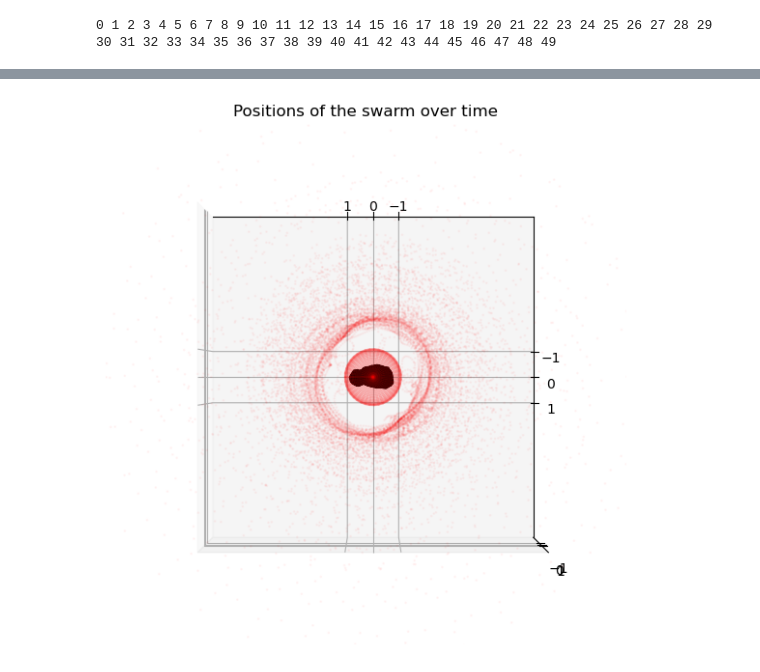
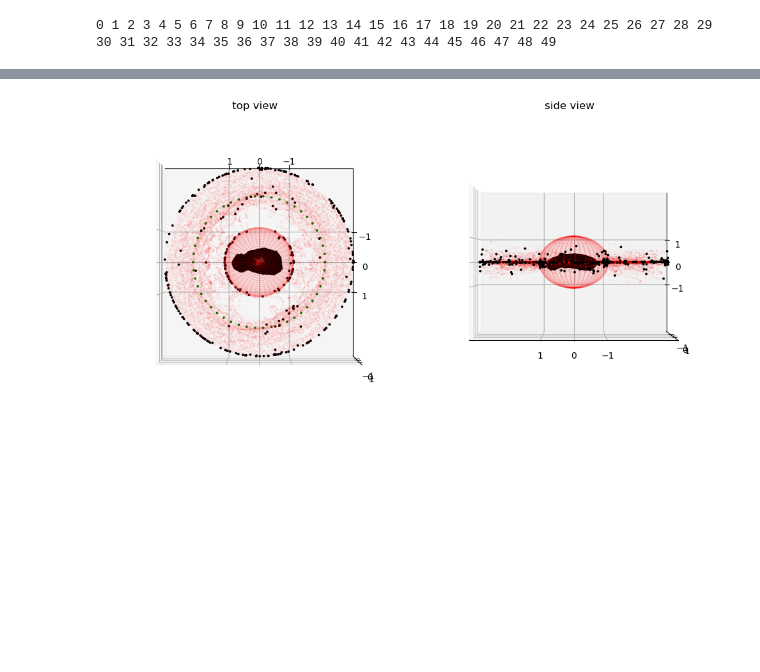
Before and after one commit to esa/cascade, a Jupyter notebook: doc/examples/itokawa_cubesats.ipynb, the cells around one changed output, grey strips where cells are left out. Drawn from its saved outputs; the diff is of its cells as text; code cells hidden in the pictures; blank space fills up the shorter version.

Commit message:
cubesat swarm notebook finalized

```diff
--- a/doc/examples/itokawa_cubesats.ipynb
+++ b/doc/examples/itokawa_cubesats.ipynb
@@ -229,7 +229,7 @@ We start defining the cubesats initial positions. We will assume their deploymen
 # Number of cubesats to simulate
 n_cubesats = 50
 # Collisional radius (5m)
-radius = 5. / L
+radius = 7. / L
 # The initial state (we will then override all Cartesian components)
 ic_state = np.ones((n_cubesats,7)) * radius
 # Initial position and velocity magnitude for the first satellite
@@ -261,7 +272 @@ sim = csc.sim(ic_state, collisional_step, dyn=dyn, reentry_radius=safety_radius,
-# %%
-#csc.set_nthreads(100)
-sim.n_par_ct = 100
-sim.set_new_state_pars(ic_state)
-sim.ct = 2 * np.pi / 20. / sim.n_par_ct
-sim.time=0.
 # %% [markdown]
@@ -336,33 +372,44 @@ and we make a cool plot of where the cubesats positions were during the simulati
 # %%
+def plot_swarm(az, el, ax, title):
+    # Plot all mascons
+    ax.scatter3D(mascon_points[:,0], mascon_points[:,1], mascon_points[:,2], alpha=0.03, s=1, c='k')
+
+    # Plot swarm
+    ax.scatter3D(all_pos[:,0], all_pos[:,1], all_pos[:,2], alpha=0.03, s=1, c='r')
+
+    # Plot events
+    ax.scatter3D(ev_pos[:,0], ev_pos[:,1], ev_pos[:,2], alpha=1., s=3., c='k')
+
+    # Plot initial state
+    ax.scatter3D(ic_state[:,0], ic_state[:,1], ic_state[:,2], alpha=1., s=3., c='g')
+
+    # Plot a safety sphere around it
+    r = 1.1
+    u, v = np.mgrid[0:2*np.pi:40j, 0:np.pi:40j]
+    X = r*np.cos(u)*np.sin(v)
+    Y = r*np.sin(u)*np.sin(v)
+    Z = r*np.cos(v)
+    ax.plot_wireframe(X, Y, Z, color="r", alpha=0.1)
+
+    # Set the axis limits
+    limit=3
+    ax.set_xlim(-limit,limit)
+    ax.set_ylim(-limit,limit)
+    ax.set_zlim(-limit,limit)
+    ax.view_init(15,-45)
+    ax.set_title(title)
+    ax.set_xticks([-1,0,1])
+    ax.set_yticks([-1,0,1])
+    ax.set_zticks([-1,0,1])
+    ax.view_init(az, el)
+    return ax
+
 # Define the 3d Axis
-fig = plt.figure(figsize = (7,7))
-ax = fig.add_subplot(111, projection='3d')
-
-# Plot all mascons
-ax.scatter3D(mascon_points[:,0], mascon_points[:,1], mascon_points[:,2], alpha=0.03, s=1, c='k')
-
-# Plot swarm
-ax.scatter3D(all_pos[:,0], all_pos[:,1], all_pos[:,2], alpha=0.03, s=1, c='r')
-
-
-# Plot a safety sphere around it
-r = np.sqrt(1.1)
-u, v = np.mgrid[0:2*np.pi:40j, 0:np.pi:40j]
-X = r*np.cos(u)*np.sin(v)
-Y = r*np.sin(u)*np.sin(v)
-Z = r*np.cos(v)
-ax.plot_wireframe(X, Y, Z, color="r", alpha=0.1)
-
-# Set the axis limits
-limit=6
-ax.set_xlim(-limit,limit)
-ax.set_ylim(-limit,limit)
-ax.set_zlim(-limit,limit)
-ax.view_init(15,-45)
-ax.set_title("Positions of the swarm over time")
-ax.set_xticks([-1,0,1])
-ax.set_yticks([-1,0,1])
-ax.set_zticks([-1,0,1])
-ax.view_init(90,90)
+fig = plt.figure(figsize = (10,20))
+ax = fig.add_subplot(121, projection='3d')
+plot_swarm(90,90,ax, "top view")
+ax = fig.add_subplot(122, projection='3d')
+plot_swarm(0,90,ax, "side view")
+plt.tight_layout()
 # %% [output]
-[figure, old version]
+[figure, new version]
```
Also changed, not shown: parts of 13 cells of this notebook, 2 other files.
